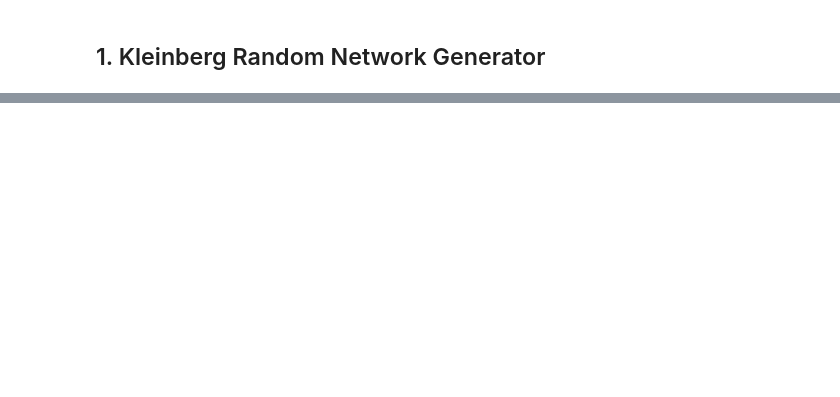
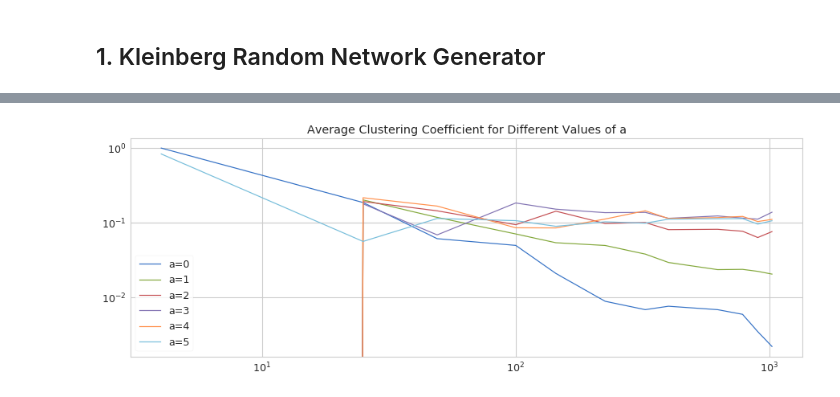
Before and after one commit to rtyh12/cna03, a Jupyter notebook: Problem _3-3.ipynb, the cells around one changed output, grey strips where cells are left out. Saved outputs shown, nothing was run; the diff lists cells and outputs as text; code cells hidden in the pictures; blank space fills up the shorter version.

```diff
--- a/Problem _3-3.ipynb
+++ b/Problem _3-3.ipynb
@@ -63,0 +120,26 @@ add link ((1, 1), (2, 0)) for edge (1, 1)
+# %%
+avg_lcc0 = [nx.average_clustering(g) for g in G_0]
+avg_lcc1 = [nx.average_clustering(g) for g in G_1]
+avg_lcc2 = [nx.average_clustering(g) for g in G_2]
+avg_lcc3 = [nx.average_clustering(g) for g in G_3]
+avg_lcc4 = [nx.average_clustering(g) for g in G_4]
+avg_lcc5 = [nx.average_clustering(g) for g in G_5]
+# %%
+fig, ax = plt.subplots()
+ax.set_yscale("log")
+ax.set_xscale("log")
+fig.set_figwidth(15)
+fig.set_figheight(5)
+
+plt.plot(X, avg_lcc0)
+plt.plot(X, avg_lcc1)
+plt.plot(X, avg_lcc2)
+plt.plot(X, avg_lcc3)
+plt.plot(X, avg_lcc4)
+plt.plot(X, avg_lcc5)
+
+ax.legend(["a=0","a=1", "a=2", "a=3", "a=4", "a=5"])
+plt.title("Average Clustering Coefficient for Different Values of a")
+plt.show()
+# %% [output]
+[figure, added]
```
Also changed, not shown: parts of 11 cells of this notebook, 2 other files.
